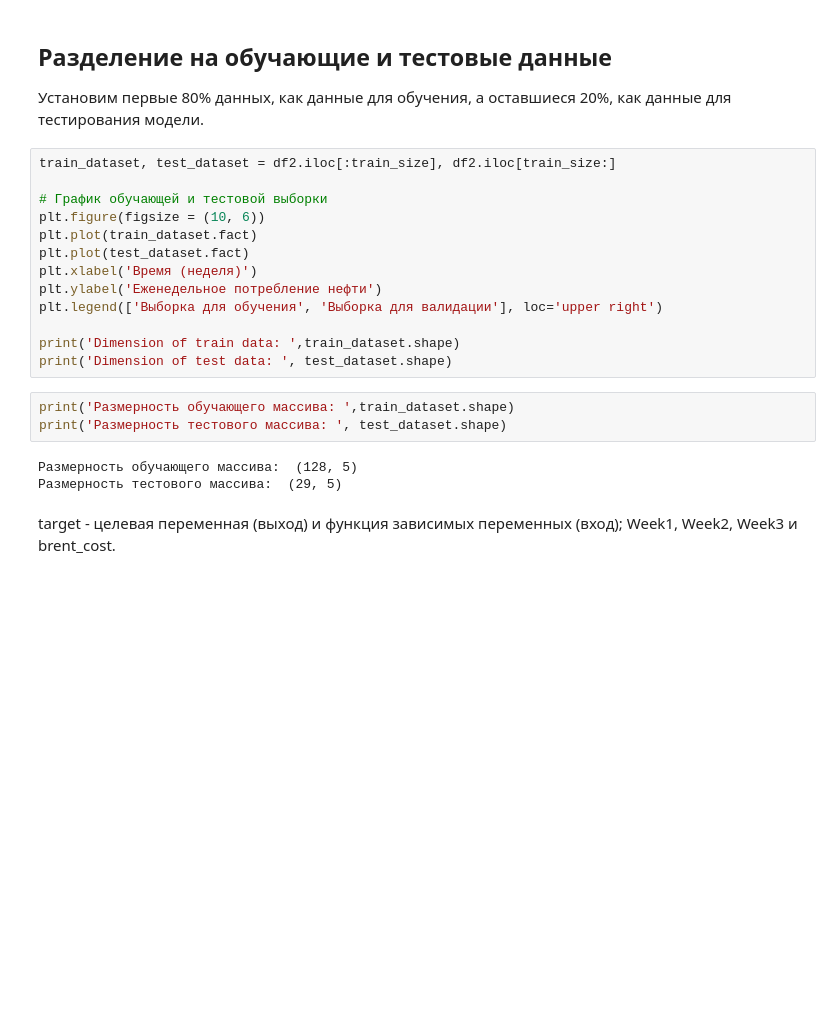
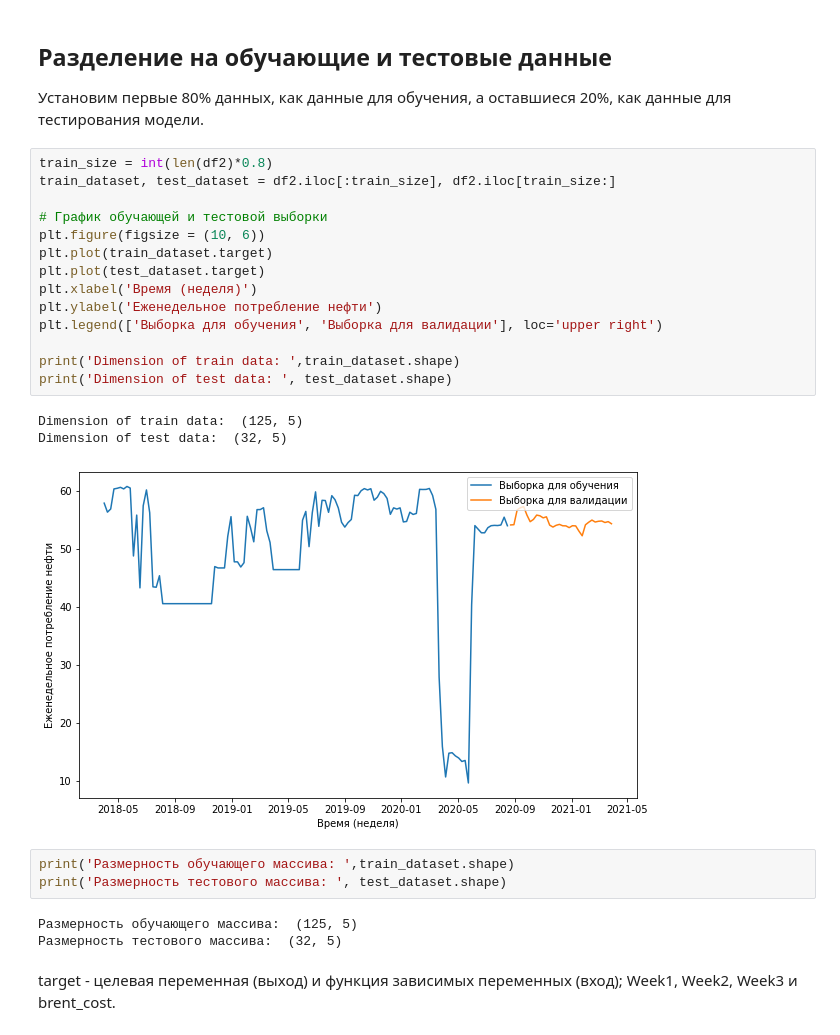
Before and after one commit to Har-vit/introduction-to-neural-networks, a Jupyter notebook: HW5.ipynb, the cells around one changed output. Cells and saved outputs as stored; diff of their text form; blank space fills up the shorter version.

```diff
--- a/HW5.ipynb
+++ b/HW5.ipynb
@@ -182,24 +182,29 @@ sns.heatmap(
 ## Разделение на обучающие и тестовые данные
 Установим первые 80% данных, как данные для обучения, а оставшиеся 20%, как данные для тестирования модели.
 # %%
+train_size = int(len(df2)*0.8)
 train_dataset, test_dataset = df2.iloc[:train_size], df2.iloc[train_size:]
 
 # График обучающей и тестовой выборки
 plt.figure(figsize = (10, 6))
-plt.plot(train_dataset.fact)
-plt.plot(test_dataset.fact)
+plt.plot(train_dataset.target)
+plt.plot(test_dataset.target)
 plt.xlabel('Время (неделя)')
 plt.ylabel('Еженедельное потребление нефти')
 plt.legend(['Выборка для обучения', 'Выборка для валидации'], loc='upper right')
 
 print('Dimension of train data: ',train_dataset.shape)
 print('Dimension of test data: ', test_dataset.shape)
+# %% [output]
+Dimension of train data:  (125, 5)
+Dimension of test data:  (32, 5)
+[figure, added]
 # %%
 print('Размерность обучающего массива: ',train_dataset.shape)
 print('Размерность тестового массива: ', test_dataset.shape)
 # %% [output]
-Размерность обучающего массива:  (128, 5)
-Размерность тестового массива:  (29, 5)
+Размерность обучающего массива:  (125, 5)
+Размерность тестового массива:  (32, 5)
 # %% [markdown]
 target - целевая переменная (выход) и функция зависимых переменных (вход); Week1, Week2, Week3 и brent_cost.
 # %%
```
Also changed, not shown: parts of 9 cells of this notebook.
